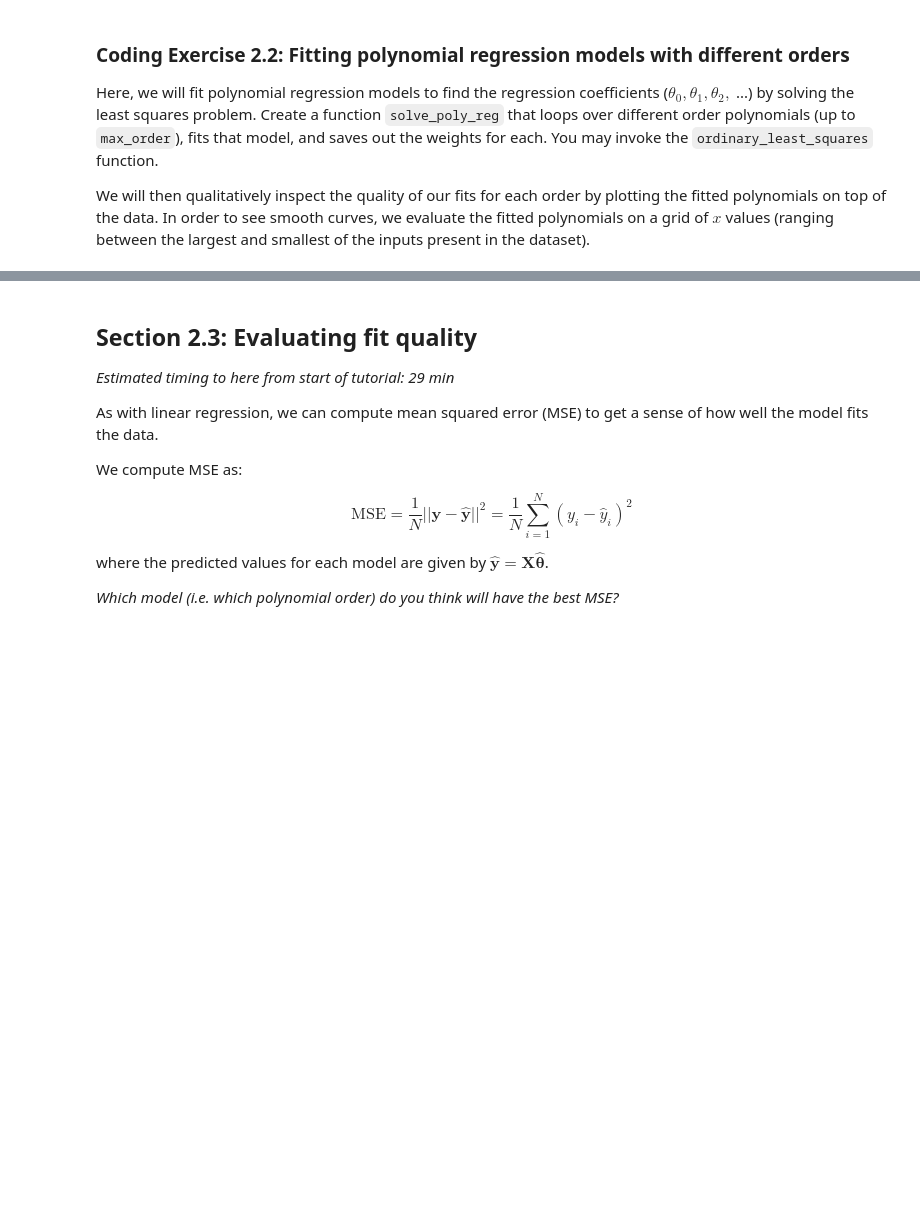
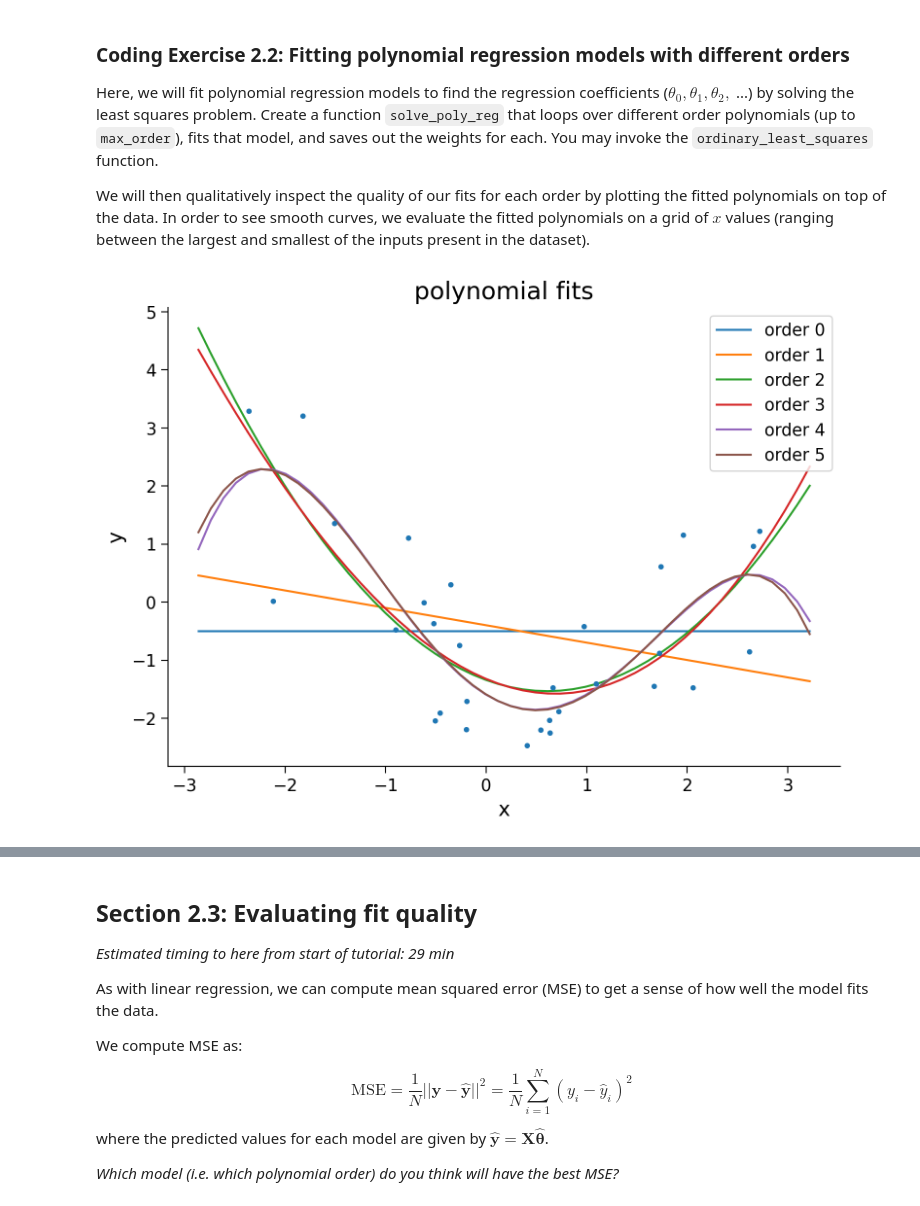
Before and after one commit to SuhaasAdiraju/NeuromatchAcademy2023_SSA, a Jupyter notebook: tutorials/W1D2_ModelFitting/student/W1D2_Tutorial4.ipynb, the cells around one changed output, grey strips where cells are left out. Drawn from its saved outputs; the diff is of its cells as text; code cells hidden in the pictures; blank space fills up the shorter version.

```diff
--- a/tutorials/W1D2_ModelFitting/student/W1D2_Tutorial4.ipynb
+++ b/tutorials/W1D2_ModelFitting/student/W1D2_Tutorial4.ipynb
@@ -462,7 +462,7 @@ def make_design_matrix(x, order):
 
   # Loop through rest of degrees and stack columns (hint: np.hstack)
   for degree in range(1, order + 1):
-      design_matrix = np.hstack((design_matrix,x))
+      design_matrix = np.hstack((design_matrix,x**degree))
 
   return design_matrix
 
@@ -470,5 +470,5 @@ def make_design_matrix(x, order):
 order = 5
 X_design = make_design_matrix(x, order)
 
-print(X_design[0:2, 0:2])
+print(X_design); np.shape(X_design); np.shape(x)
 # %% [output]
@@ -507,36 +523,38 @@ def solve_poly_reg(x, y, max_order):
   Returns:
     dict: fitted weights for each polynomial model (dict key is order)
   """
 
   # Create a dictionary with polynomial order as keys,
   # and np array of theta_hat (weights) as the values
   theta_hats = {}
 
   # Loop over polynomial orders from 0 through max_order
   for order in range(max_order + 1):
 
     ##################################################################################
     ## TODO for students: Create design matrix and fit polynomial model for this order
     # Fill out function and remove
-    raise NotImplementedError("Student exercise: fit a polynomial model")
+        #raise NotImplementedError("Student exercise: fit a polynomial model")
     ##################################################################################
 
     # Create design matrix
-    X_design = ...
+    X_design = make_design_matrix(x,order)
 
     # Fit polynomial model
-    this_theta = ...
+    this_theta = ordinary_least_squares(X_design,y);
 
     theta_hats[order] = this_theta
 
   return theta_hats
 
 
 max_order = 5
 theta_hats = solve_poly_reg(x, y, max_order)
 
 # Visualize
 plot_fitted_polynomials(x, y, theta_hats)
+# %% [output]
+[figure, added]
 # %% [markdown]
 [*Click for solution*](https://github.com/NeuromatchAcademy/course-content/tree/main/tutorials/W1D2_ModelFitting/solutions/W1D2_Tutorial4_Solution_f5217dbd.py)
 
```
Also changed, not shown: parts of 2 cells of this notebook.
